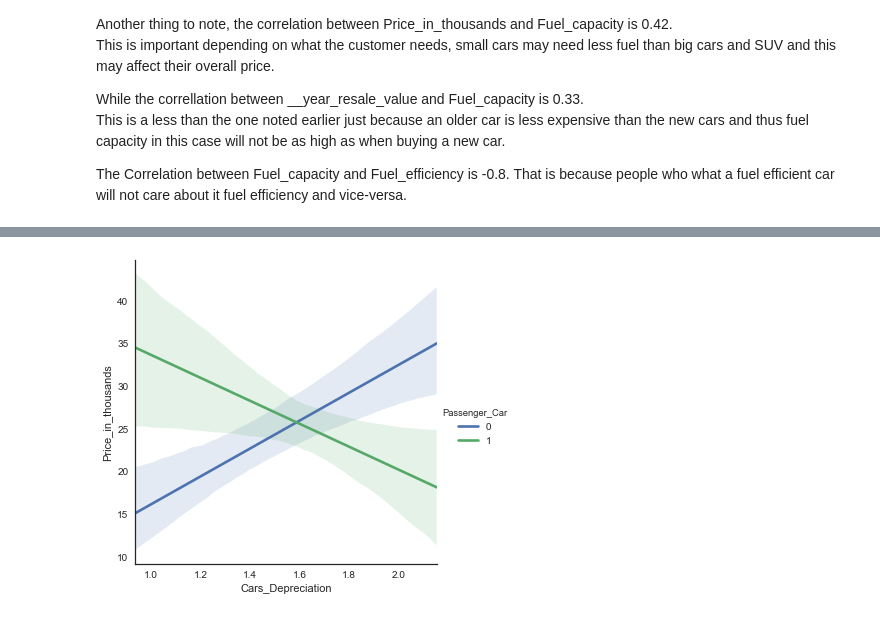
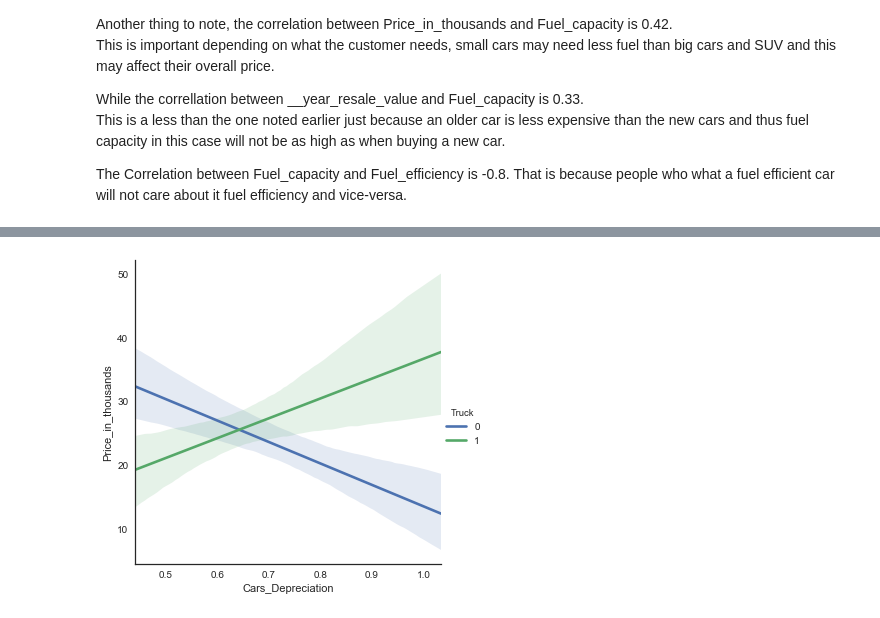
Before and after one commit to mguemon/Thinkful-, a Jupyter notebook: Challenge_PreparingToModel.ipynb, the cells around one changed output, grey strips where cells are left out. Cells and saved outputs as stored; diff of their text form; code cells hidden in the pictures.

```diff
--- a/Challenge_PreparingToModel.ipynb
+++ b/Challenge_PreparingToModel.ipynb
@@ -168,7 +219,7 @@ Yes              85.0  26.705882  3.157846  24.0  25.0  26.0  27.0  45.0
 ### Smaller cars generally have gas tanks that hold 12 gallons worth of gas,
 #while larger cars can hold 15 or 16 gallons.
 
-features['FuelCap_15plus'] = np.where(df['Fuel_capacity']>=15, 'SUV', 'Midsize')
+features['FuelCap_15plus'] = np.where(df['Fuel_capacity']>=15, 1, 0)
 
 # Check to make sure it worked.
 print(df['Fuel_capacity'].groupby(features['FuelCap_15plus']).describe())
@@ -182,10 +233,11 @@ SUV             129.0  18.960465  3.484730  15.0  16.6  18.5  20.00  32.0
 ### Department of Transportation's definition of a passenger vehicle, to mean a car or truck, used for passengers,
 ### excluding buses and trains.
 
+
 # Create a better indicator for 'vehicle_type.' Currently it is coded Car and Passenger
 
-features['Passenger_Car'] = np.where(df['Vehicle_type']=='Passenger', 1, 0)
+features['Truck'] = np.where(df['Vehicle_type']=='Passenger', 1, 0)
 
 # Check to make sure it worked.
-print(df['Vehicle_type'].groupby(features['Passenger_Car']).describe())
+print(df['Vehicle_type'].groupby(features['Truck']).describe())
 # %% [output]
@@ -214,9 +272,9 @@ features['Max_Distance'] = df['Fuel_efficiency'] * df['Fuel_capacity']
 # %%
 # Find an indicator for Car Depreciation value .
-### Price/Year_resale  to see depreciation value of the car
+### Year_resale/Price  to see depreciation value of the car
 sns.regplot(
-    df['Price_in_thousands'],
-    y=df['__year_resale_value'],
+    df['__year_resale_value'],
+    y=df['Price_in_thousands'],
     y_jitter=.49,
     order=2,
     scatter_kws={'alpha':0.3},
@@ -225,5 +283,5 @@ sns.regplot(
 )
 plt.show()
 
-features['Cars_Depreciation'] = df['Price_in_thousands'] / df['__year_resale_value']
+features['Cars_Depreciation'] = df['__year_resale_value'] / df['Price_in_thousands']
 # %% [output]
@@ -248,15 +305,0 @@ features['Sales_Revenue_New'] = df['Sales_in_thousands'] * df['Price_in_thousand
-# %%
-# Find an indicator for Revenue from Sales of older cars .
-### Sales in Thousands * Price in Thousands ===> Amount of money gotten from sales
-sns.regplot(
-    df['__year_resale_value'],
-    y=df['Sales_in_thousands'],
-    y_jitter=.49,
-    order=2,
-    scatter_kws={'alpha':0.3},
-    line_kws={'color':'black'},
-    ci=None
-)
-plt.show()
-
-features['Sales_Revenue_Old'] = df['Sales_in_thousands'] * df['__year_resale_value']
@@ -265,17 +306,17 @@ features['Sales_Revenue_Old'] = df['Sales_in_thousands'] * df['__year_resale_val
 # %%
 # Create an interaction.
-features['Vehicle_Depreciation'] = features['Cars_Depreciation'] * features['Passenger_Car']
+features['Vehicle_Depreciation'] = features['Cars_Depreciation'] * features['Truck']
 
 # A plot of an interaction.
 # Add the 'tvtot' feature to the features data frame for plotting.
 features['Price_in_thousands'] = df['Price_in_thousands']
 sns.lmplot(
     x='Cars_Depreciation',
     y='Price_in_thousands',
-    hue='Passenger_Car',
+    hue='Truck',
     data=features,
     scatter=False
 )
 plt.show()
 # %% [output]
-[figure, old version]
+[figure, new version]
```
Also changed, not shown: parts of 25 cells of this notebook.
